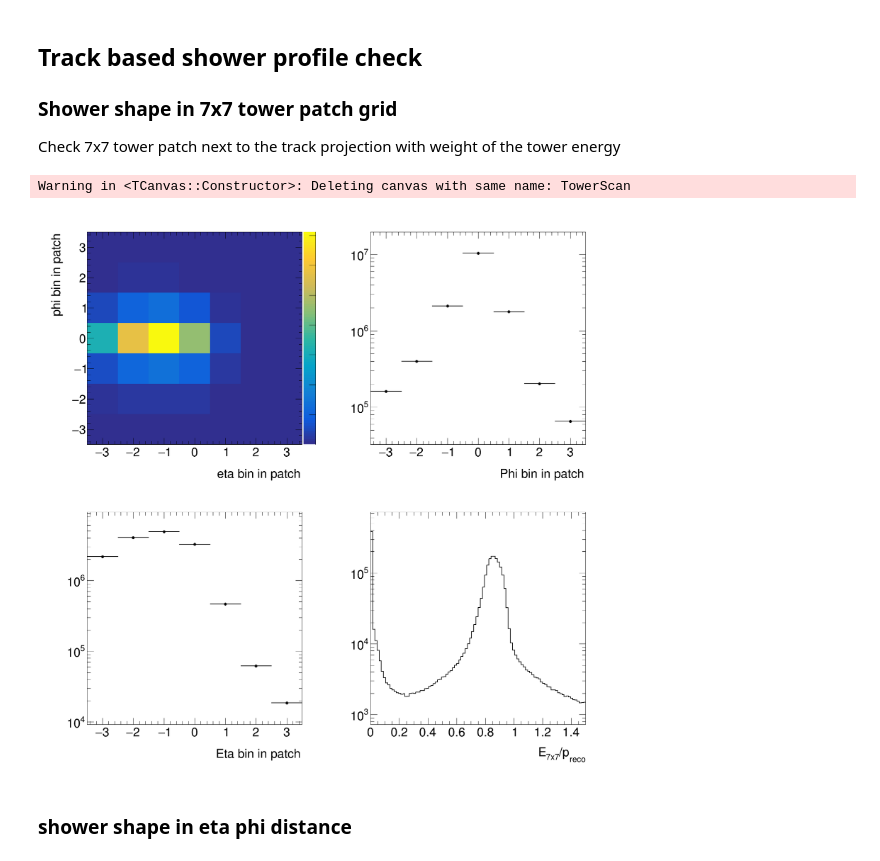
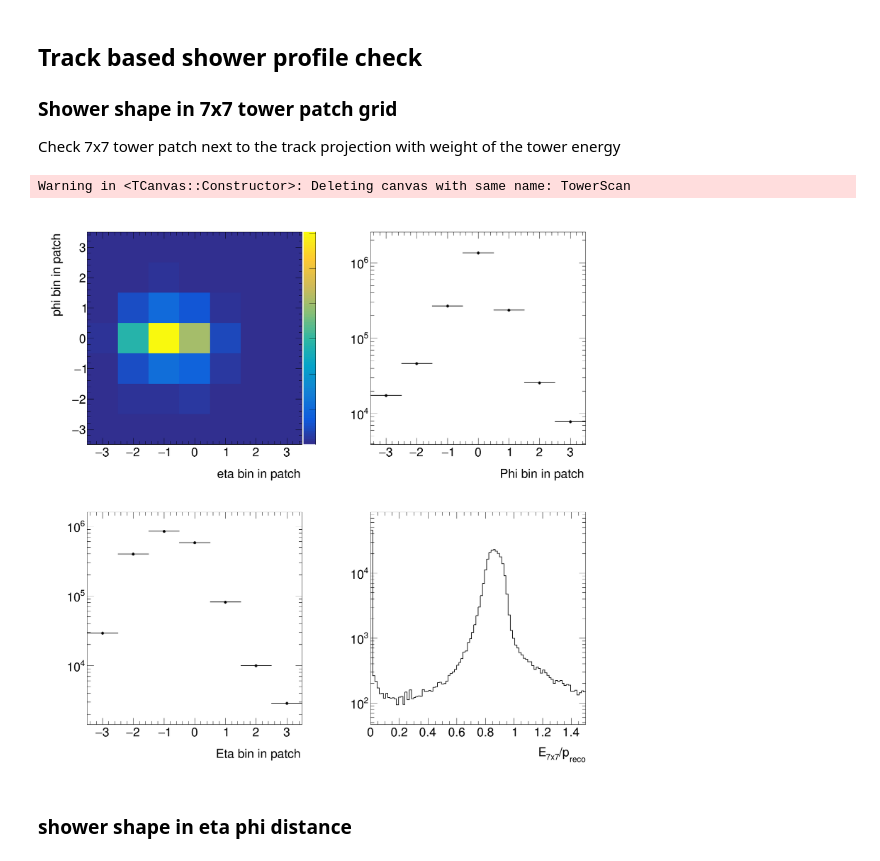
Before and after one commit to blackcathj/analysis-1, a Jupyter notebook: eIDML/macro/Plot.ipynb, the cells around one changed output. Cells and saved outputs as stored; diff of their text form; code cells hidden in the pictures.

```diff
--- a/eIDML/macro/Plot.ipynb
+++ b/eIDML/macro/Plot.ipynb
@@ -177,7 +180,7 @@ Check 7x7 tower sum next to track projection vs turth or reco momentum
         c1->Update();
         p->SetLogz();
 
-        T->Draw("Tower_E7x7/m_truthp:m_truthp","","colz");
+        T->Draw("BECAL_Tower_E7x7/m_truthp:m_truthp","","colz");
 
     }
     {
@@ -185,7 +188,7 @@ Check 7x7 tower sum next to track projection vs turth or reco momentum
         c1->Update();
         // p->SetLogy();
 
-        T->Draw("Tower_E7x7/m_tr_p:m_truthp","m_tr_p>0","colz");
+        T->Draw("BECAL_Tower_E7x7/m_tr_p:m_truthp","m_tr_p>0","colz");
     }
     {
         p = (TPad *) c1->cd(idx++);
@@ -250,7 +253,7 @@ Check 7x7 tower patch next to the track projection with weight of the tower ener
         // p->SetLogy();
 
         new TH2F("hpatch2D",";eta bin in patch;phi bin in patch",7,-3.5,3.5,7,-3.5,3.5);
-        T->Draw("Tower_iPhi_patch:Tower_iEta_patch>>hpatch2D","Tower_E","colz");
+        T->Draw("BECAL_Tower_iPhi_patch:BECAL_Tower_iEta_patch>>hpatch2D","BECAL_Tower_E","colz");
 
     }
 
@@ -259,37 +262,37 @@ Check 7x7 tower patch next to the track projection with weight of the tower ener
         c1->Update();
         p->SetLogy();
 
         new TH1F("hpatchPhi",";Phi bin in patch",7,-3.5,3.5);
-        T->Draw("Tower_iPhi_patch>>hpatchPhi","Tower_E","colz");
+        T->Draw("BECAL_Tower_iPhi_patch>>hpatchPhi","BECAL_Tower_E","colz");
 
     }
 
     {
         p = (TPad *) c1->cd(idx++);
         c1->Update();
         p->SetLogy();
 
         new TH1F("hpatchEta",";Eta bin in patch",7,-3.5,3.5);
-        T->Draw("Tower_iEta_patch>>hpatchEta","Tower_E","colz");
+        T->Draw("BECAL_Tower_iEta_patch>>hpatchEta","BECAL_Tower_E","colz");
 
     }
 
     {
         p = (TPad *) c1->cd(idx++);
         c1->Update();
          p->SetLogy();
 
         new TH1F("hE7x7pTruth",";E_{7x7}/p_{reco}",100,0,1.5);
-        T->Draw("Tower_E7x7/m_tr_p>>hE7x7pTruth");
+        T->Draw("BECAL_Tower_E7x7/m_tr_p>>hE7x7pTruth");
     }
 
 
 
     c1->Draw();
 }
 # %% [output]
 Warning in <TCanvas::Constructor>: Deleting canvas with same name: TowerScan
-[figure, old version]
+[figure, new version]
 # %% [markdown]
 ### shower shape in eta phi distance
 # %%
```
Also changed, not shown: parts of 9 cells of this notebook, 3 other files.
